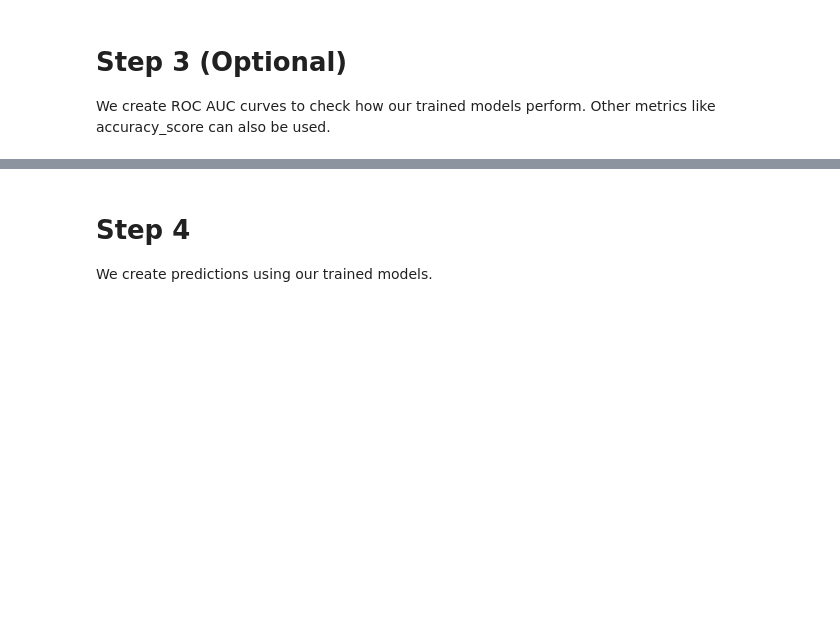
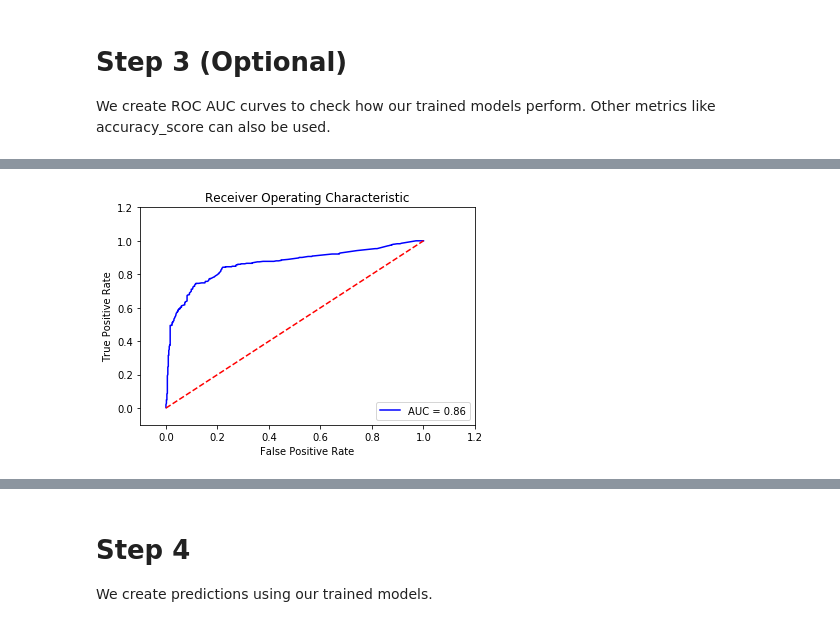
Before and after one commit to mlepicka/kaggle-Titanic-Machine-Learning-from-Disaster, a Jupyter notebook: titanic-stacking-rforest-0.79425.ipynb, the cells around one changed output, grey strips where cells are left out. Drawn from its saved outputs; the diff is of its cells as text; code cells hidden in the pictures; blank space fills up the shorter version.

```diff
--- a/titanic-stacking-rforest-0.79425.ipynb
+++ b/titanic-stacking-rforest-0.79425.ipynb
@@ -243,0 +202,6 @@ plt.show()
+# %%
+#============================================================================
+# LGBM
+create_roc_auc_curve(y, y_predict_lgb)
+# %% [output]
+[figure, added]
```
Also changed, not shown: parts of 7 cells of this notebook.
